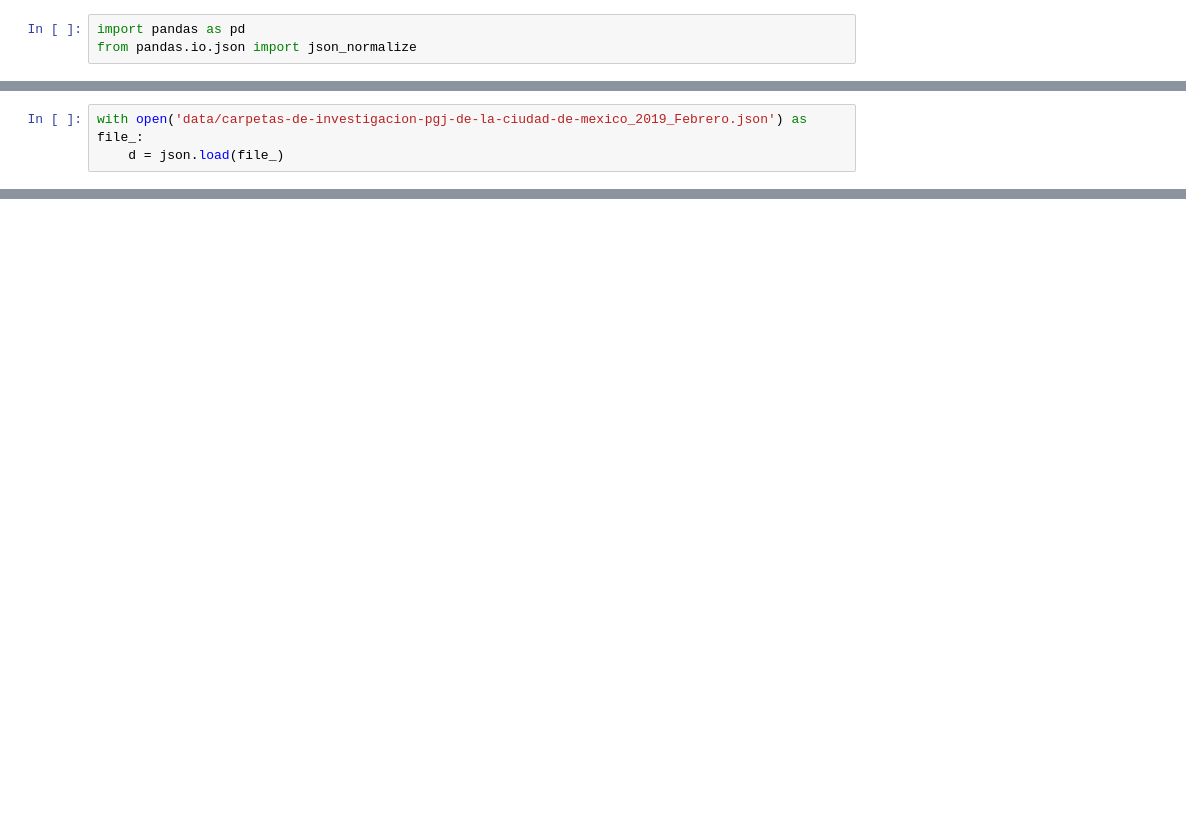
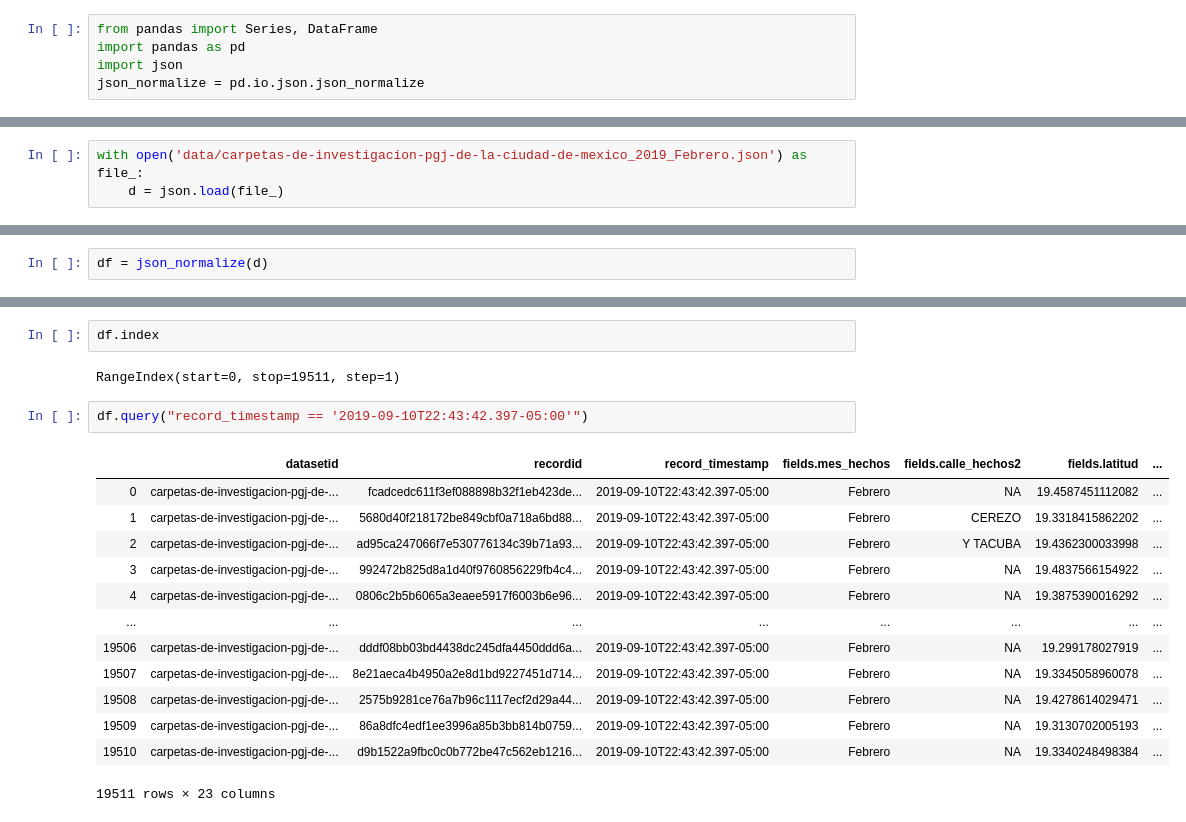
Before and after one commit to pachichi/crimenCDMX, a Jupyter notebook: DatosPython.ipynb, the cells around one changed output, grey strips where cells are left out. Cells and saved outputs as stored; diff of their text form; blank space fills up the shorter version.

```diff
--- a/DatosPython.ipynb
+++ b/DatosPython.ipynb
@@ -1,5 +1,7 @@
 # %% [markdown]
 # Bibliotecas
 # %%
+from pandas import Series, DataFrame
 import pandas as pd
-from pandas.io.json import json_normalize
+import json
+json_normalize = pd.io.json.json_normalize
@@ -108,0 +163,2 @@ json_normalize(d)
+# %%
+df = json_normalize(d)
@@ -108,0 +201,20 @@ json_normalize(d)
+# %%
+df.index
+# %% [output]
+RangeIndex(start=0, stop=19511, step=1)
+# %%
+df.query("record_timestamp == '2019-09-10T22:43:42.397-05:00'")
+# %% [output]
+|  | datasetid | recordid | record_timestamp | fields.mes_hechos | fields.calle_hechos2 | fields.latitud | ... |
+| 0 | carpetas-de-investigacion-pgj-de-... | fcadcedc611f3ef088898b32f1eb423de... | 2019-09-10T22:43:42.397-05:00 | Febrero | NA | 19.4587451112082 | ... |
+| 1 | carpetas-de-investigacion-pgj-de-... | 5680d40f218172be849cbf0a718a6bd88... | 2019-09-10T22:43:42.397-05:00 | Febrero | CEREZO | 19.3318415862202 | ... |
+| 2 | carpetas-de-investigacion-pgj-de-... | ad95ca247066f7e530776134c39b71a93... | 2019-09-10T22:43:42.397-05:00 | Febrero | Y TACUBA | 19.4362300033998 | ... |
+| 3 | carpetas-de-investigacion-pgj-de-... | 992472b825d8a1d40f9760856229fb4c4... | 2019-09-10T22:43:42.397-05:00 | Febrero | NA | 19.4837566154922 | ... |
+| 4 | carpetas-de-investigacion-pgj-de-... | 0806c2b5b6065a3eaee5917f6003b6e96... | 2019-09-10T22:43:42.397-05:00 | Febrero | NA | 19.3875390016292 | ... |
+| ... | ... | ... | ... | ... | ... | ... | ... |
+| 19506 | carpetas-de-investigacion-pgj-de-... | dddf08bb03bd4438dc245dfa4450ddd6a... | 2019-09-10T22:43:42.397-05:00 | Febrero | NA | 19.299178027919 | ... |
+| 19507 | carpetas-de-investigacion-pgj-de-... | 8e21aeca4b4950a2e8d1bd9227451d714... | 2019-09-10T22:43:42.397-05:00 | Febrero | NA | 19.3345058960078 | ... |
+| 19508 | carpetas-de-investigacion-pgj-de-... | 2575b9281ce76a7b96c1117ecf2d29a44... | 2019-09-10T22:43:42.397-05:00 | Febrero | NA | 19.4278614029471 | ... |
+| 19509 | carpetas-de-investigacion-pgj-de-... | 86a8dfc4edf1ee3996a85b3bb814b0759... | 2019-09-10T22:43:42.397-05:00 | Febrero | NA | 19.3130702005193 | ... |
+| 19510 | carpetas-de-investigacion-pgj-de-... | d9b1522a9fbc0c0b772be47c562eb1216... | 2019-09-10T22:43:42.397-05:00 | Febrero | NA | 19.3340248498384 | ... |
+19511 rows × 23 columns
```
Also changed, not shown: parts of 29 cells of this notebook, 3 other files.
